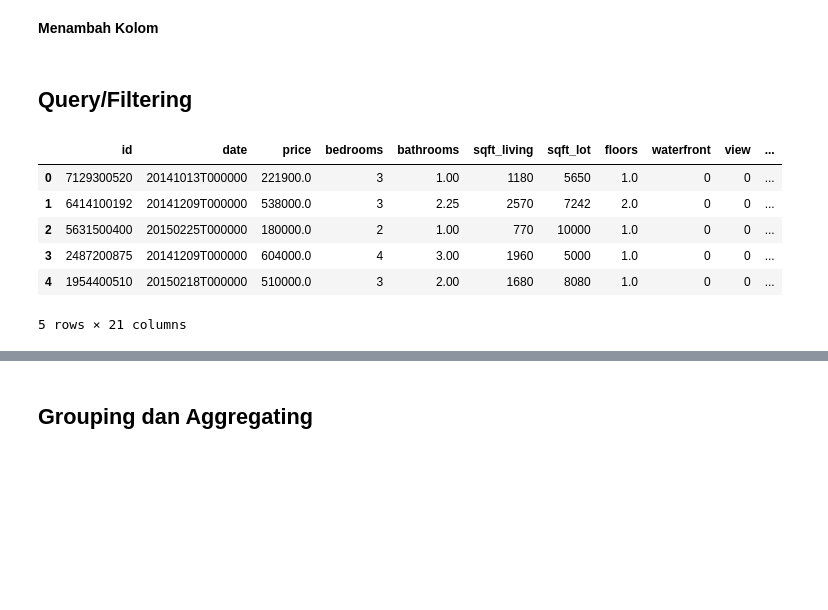
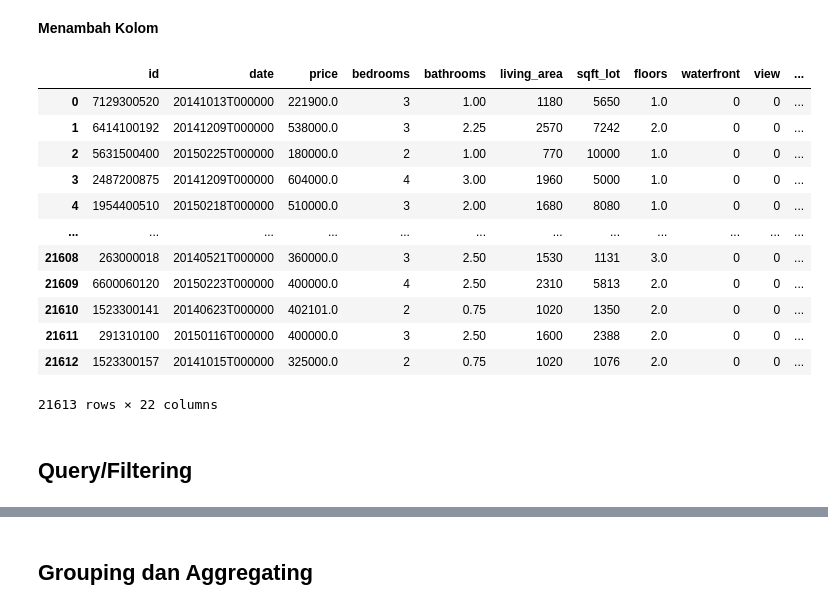
Before and after one commit to r-ap/TrainingMachineLearning, a Jupyter notebook: BFI_PYIM_5.ipynb, the cells around one changed output, grey strips where cells are left out. Cells and saved outputs as stored; diff of their text form; code cells hidden in the pictures; blank space fills up the shorter version.

```diff
--- a/BFI_PYIM_5.ipynb
+++ b/BFI_PYIM_5.ipynb
@@ -404,14 +572,23 @@ house_price.head()
 # %% [markdown]
 **Menambah Kolom**
+# %%
+#Add Column
+house_price1['total_rooms'] = house_price1['bedrooms'] + house_price1['bathrooms']
+
+house_price1
+# %% [output]
+|  | id | date | price | bedrooms | bathrooms | living_area | sqft_lot | floors | waterfront | view | ... |
+| 0 | 7129300520 | 20141013T000000 | 221900.0 | 3 | 1.00 | 1180 | 5650 | 1.0 | 0 | 0 | ... |
+| 1 | 6414100192 | 20141209T000000 | 538000.0 | 3 | 2.25 | 2570 | 7242 | 2.0 | 0 | 0 | ... |
+| 2 | 5631500400 | 20150225T000000 | 180000.0 | 2 | 1.00 | 770 | 10000 | 1.0 | 0 | 0 | ... |
+| 3 | 2487200875 | 20141209T000000 | 604000.0 | 4 | 3.00 | 1960 | 5000 | 1.0 | 0 | 0 | ... |
+| 4 | 1954400510 | 20150218T000000 | 510000.0 | 3 | 2.00 | 1680 | 8080 | 1.0 | 0 | 0 | ... |
+| ... | ... | ... | ... | ... | ... | ... | ... | ... | ... | ... | ... |
+| 21608 | 263000018 | 20140521T000000 | 360000.0 | 3 | 2.50 | 1530 | 1131 | 3.0 | 0 | 0 | ... |
+| 21609 | 6600060120 | 20150223T000000 | 400000.0 | 4 | 2.50 | 2310 | 5813 | 2.0 | 0 | 0 | ... |
+| 21610 | 1523300141 | 20140623T000000 | 402101.0 | 2 | 0.75 | 1020 | 1350 | 2.0 | 0 | 0 | ... |
+| 21611 | 291310100 | 20150116T000000 | 400000.0 | 3 | 2.50 | 1600 | 2388 | 2.0 | 0 | 0 | ... |
+| 21612 | 1523300157 | 20141015T000000 | 325000.0 | 2 | 0.75 | 1020 | 1076 | 2.0 | 0 | 0 | ... |
+21613 rows × 22 columns
 # %% [markdown]
 ## Query/Filtering
-# %%
-house_price.head()
-# %% [output]
-|  | id | date | price | bedrooms | bathrooms | sqft_living | sqft_lot | floors | waterfront | view | ... |
-| 0 | 7129300520 | 20141013T000000 | 221900.0 | 3 | 1.00 | 1180 | 5650 | 1.0 | 0 | 0 | ... |
-| 1 | 6414100192 | 20141209T000000 | 538000.0 | 3 | 2.25 | 2570 | 7242 | 2.0 | 0 | 0 | ... |
-| 2 | 5631500400 | 20150225T000000 | 180000.0 | 2 | 1.00 | 770 | 10000 | 1.0 | 0 | 0 | ... |
-| 3 | 2487200875 | 20141209T000000 | 604000.0 | 4 | 3.00 | 1960 | 5000 | 1.0 | 0 | 0 | ... |
-| 4 | 1954400510 | 20150218T000000 | 510000.0 | 3 | 2.00 | 1680 | 8080 | 1.0 | 0 | 0 | ... |
-5 rows × 21 columns
```
Also changed, not shown: parts of 26 cells of this notebook, 4 other files.
